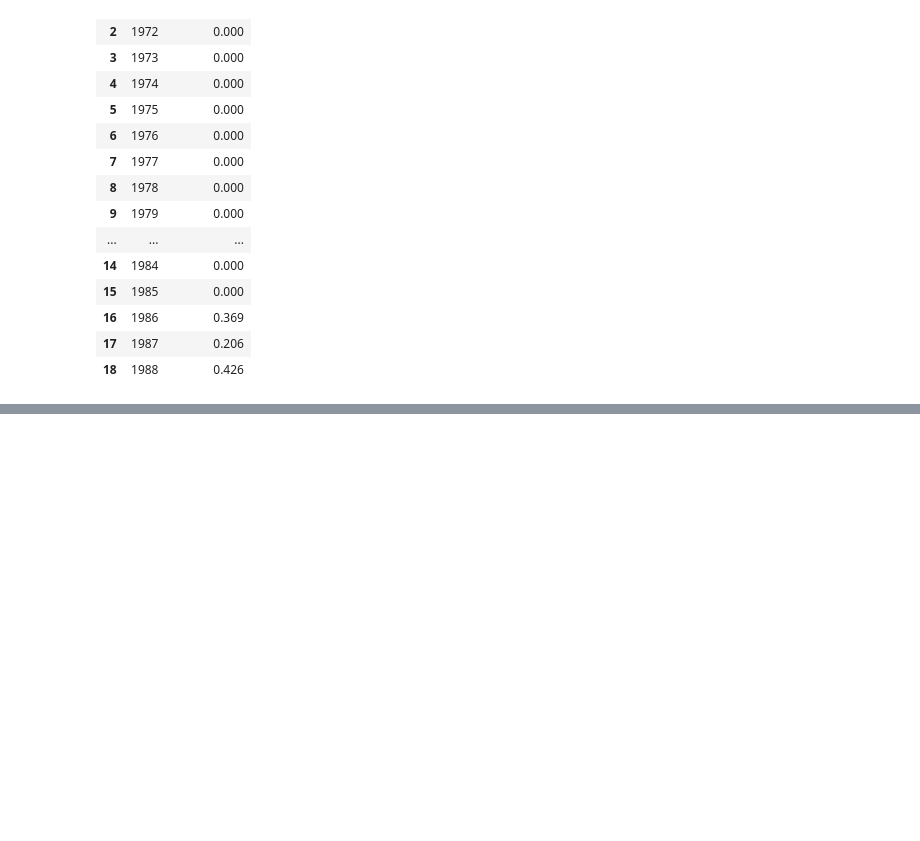
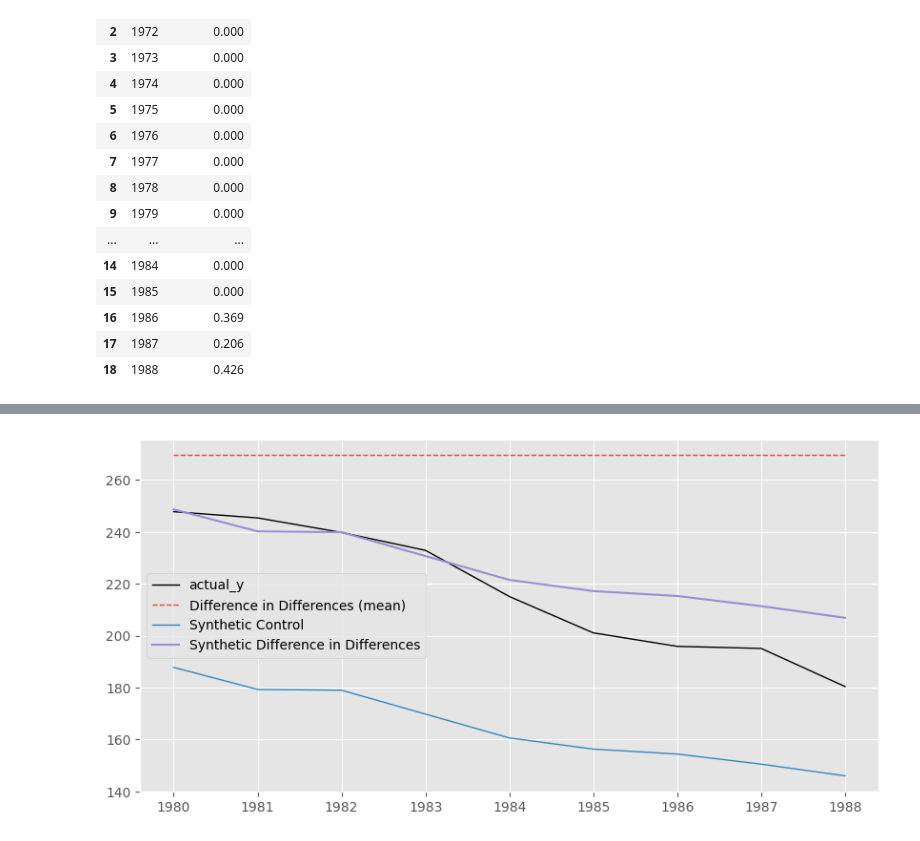
Before and after one commit to MasaAsami/pysynthdid, a Jupyter notebook: notebook/CaliforniaSmoking.ipynb, the cells around one changed output, grey strips where cells are left out. Drawn from its saved outputs; the diff is of its cells as text; code cells hidden in the pictures; blank space fills up the shorter version.

```diff
--- a/notebook/CaliforniaSmoking.ipynb
+++ b/notebook/CaliforniaSmoking.ipynb
@@ -118,0 +148,4 @@ sdid.delta_plot()
+# %%
+sdid_nh.delta_plot(post_only=True)
+# %% [output]
+[figure, added]
```
Also changed, not shown: parts of 13 cells of this notebook, 3 other files.
